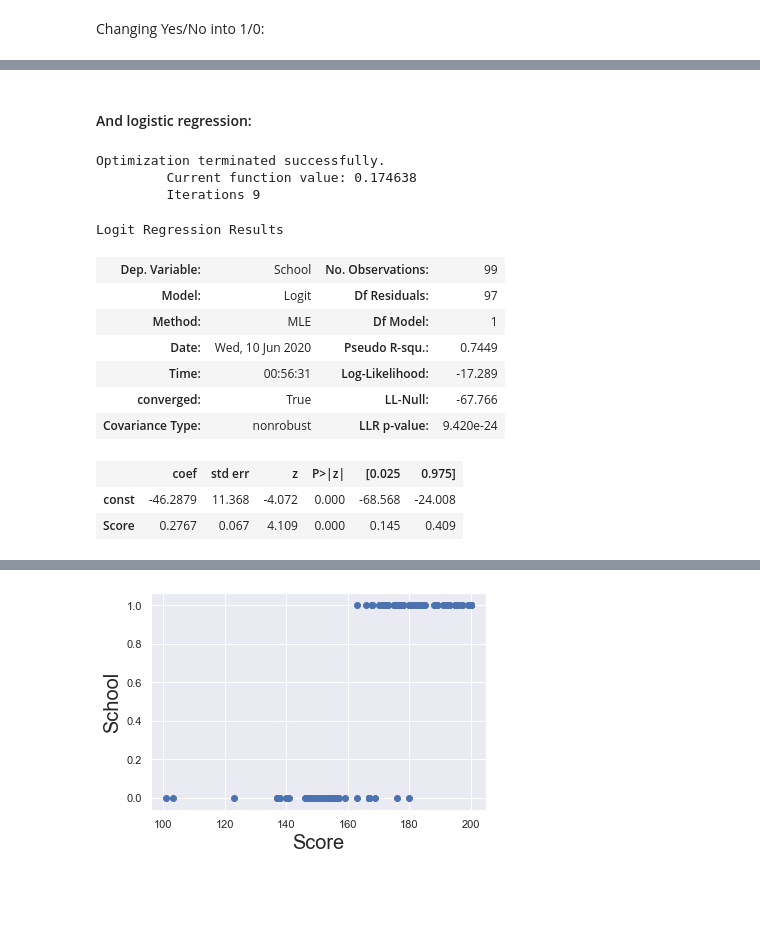
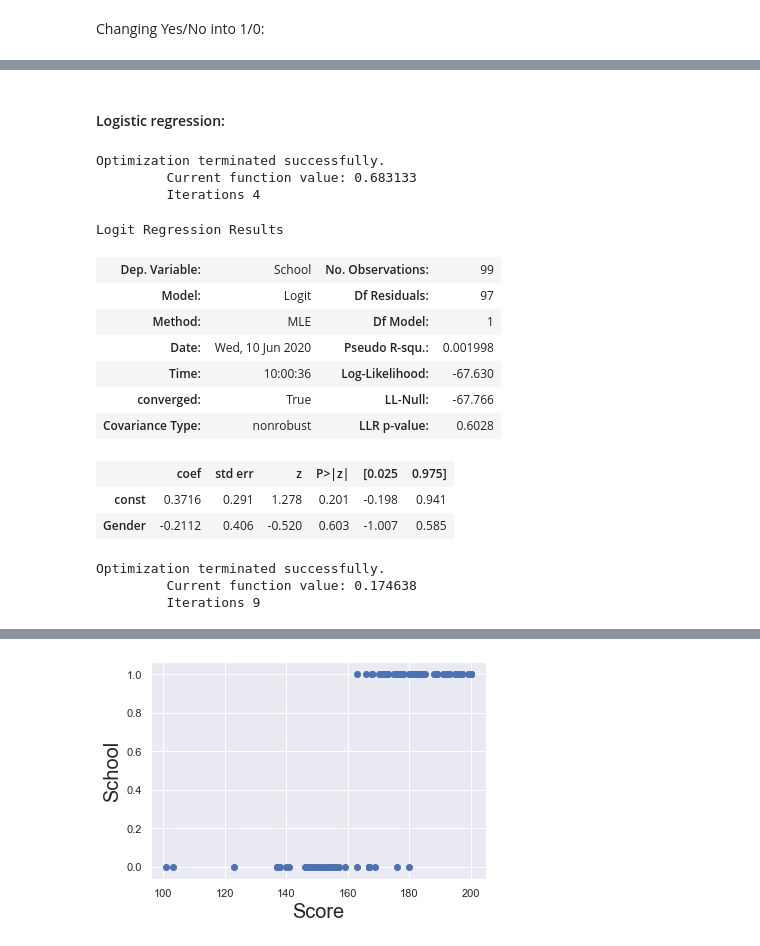
Before and after one commit to AlicjaKS/logistic-regression, a Jupyter notebook: LOGISTIC REGRESSION.ipynb, the cells around one changed output, grey strips where cells are left out. Cells and saved outputs as stored; diff of their text form; code cells hidden in the pictures; blank space fills up the shorter version.

```diff
--- a/LOGISTIC REGRESSION.ipynb
+++ b/LOGISTIC REGRESSION.ipynb
@@ -28,6 +31,7 @@ Changing Yes/No into 1/0:
 # %%
 data = raw_data.copy()
 data['School'] = data['School'].map({'Yes':1, 'No':0})
+data['Gender'] = data['Gender'].map({'F':1, 'M':0})
 # %%
 data
 # %% [output]
@@ -47,4 +51,4 @@ data
 # %%
 y = data['School']
 # %%
-x1 = data['Score']
+x1 = data['Gender']
@@ -66,24 +55,24 @@ plt.show()
 # %% [markdown]
-#### And logistic regression:
+#### Logistic regression:
 # %%
 x = sm.add_constant(x1)
 reg_log = sm.Logit(y,x)
-results_log = reg_log.fit()
+results_log_GENDER = reg_log.fit()
 # %% [output]
 Optimization terminated successfully.
-         Current function value: 0.174638
-         Iterations 9
+         Current function value: 0.683133
+         Iterations 4
 # %%
-results_log.summary()
+results_log_GENDER.summary()
 # %% [output]
 Logit Regression Results
 | Dep. Variable: | School | No. Observations: | 99 |
 | Model: | Logit | Df Residuals: | 97 |
 | Method: | MLE | Df Model: | 1 |
-| Date: | Wed, 10 Jun 2020 | Pseudo R-squ.: | 0.7449 |
-| Time: | 00:56:31 | Log-Likelihood: | -17.289 |
+| Date: | Wed, 10 Jun 2020 | Pseudo R-squ.: | 0.001998 |
+| Time: | 10:00:36 | Log-Likelihood: | -67.630 |
 | converged: | True | LL-Null: | -67.766 |
-| Covariance Type: | nonrobust | LLR p-value: | 9.420e-24 |
+| Covariance Type: | nonrobust | LLR p-value: | 0.6028 |
 |  | coef | std err | z | P>|z| | [0.025 | 0.975] |
-| const | -46.2879 | 11.368 | -4.072 | 0.000 | -68.568 | -24.008 |
-| Score | 0.2767 | 0.067 | 4.109 | 0.000 | 0.145 | 0.409 |
+| const | 0.3716 | 0.291 | 1.278 | 0.201 | -0.198 | 0.941 |
+| Gender | -0.2112 | 0.406 | -0.520 | 0.603 | -1.007 | 0.585 |
@@ -89,0 +82,8 @@ Logit Regression Results
+# %%
+x = sm.add_constant(x1)
+reg_log = sm.Logit(y,x)
+results_log_SCORE = reg_log.fit()
+# %% [output]
+Optimization terminated successfully.
+         Current function value: 0.174638
+         Iterations 9
```
Also changed, not shown: parts of 27 cells of this notebook.
